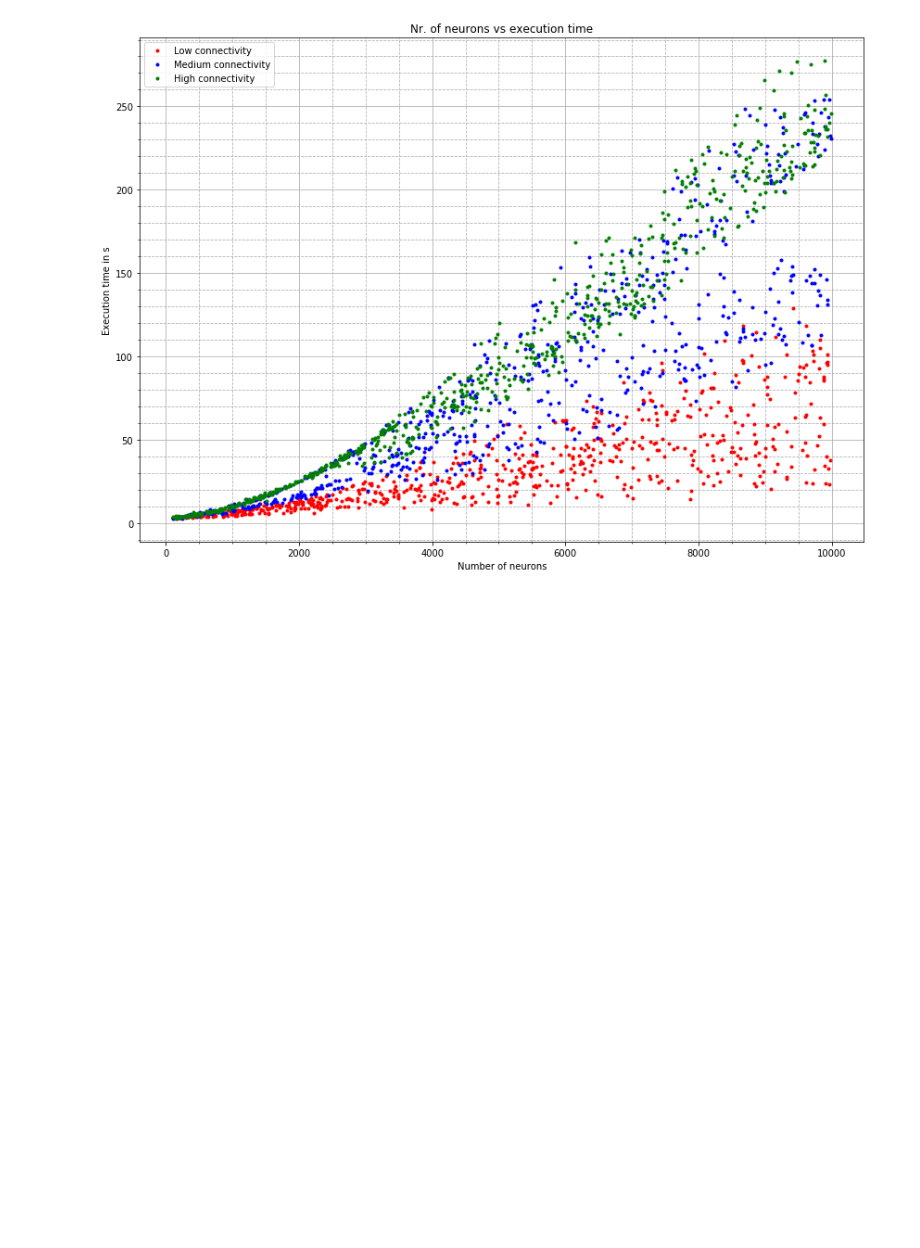
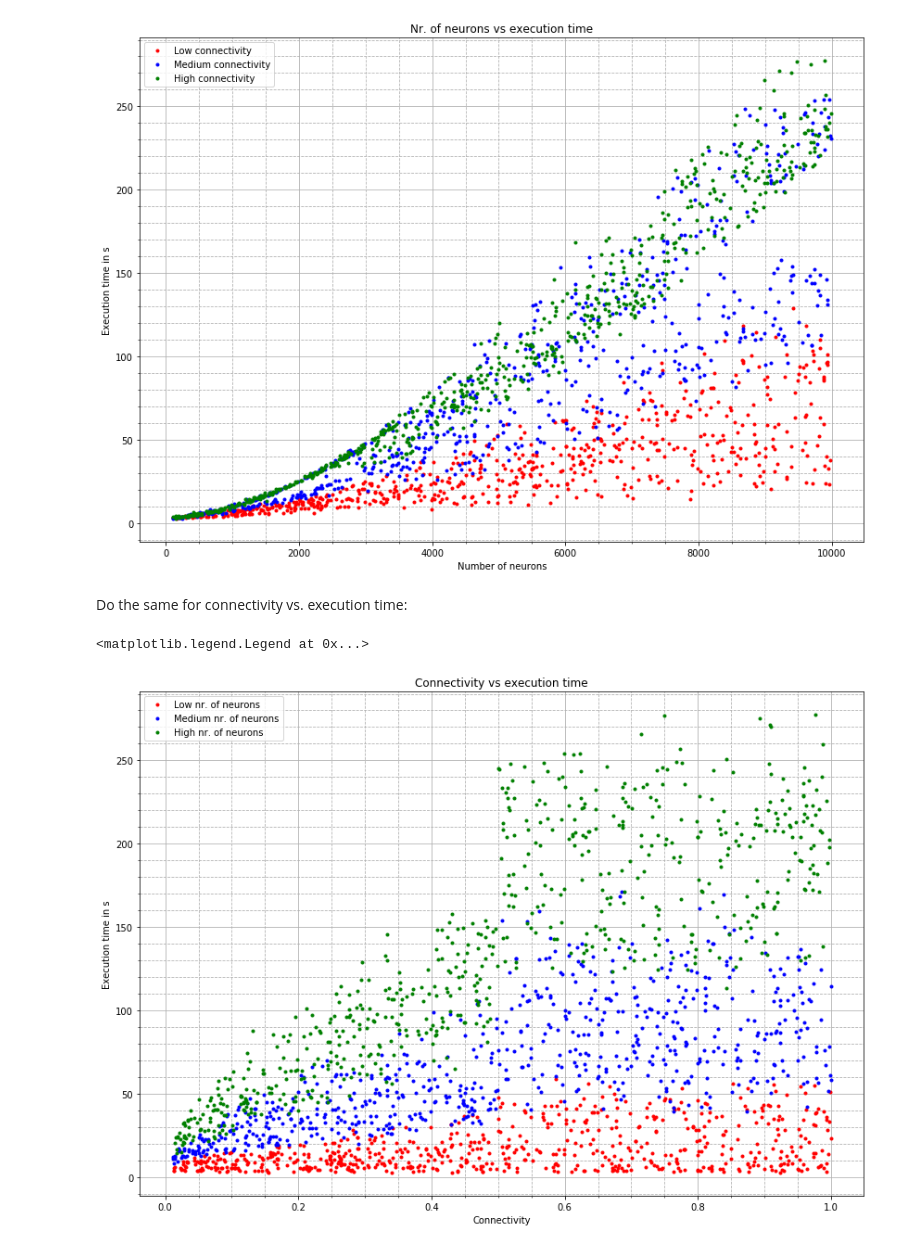
Before and after one commit to jlfbetting/infoliLauncher, a Jupyter notebook: taskInspector.ipynb, the cells around one changed output. Cells and saved outputs as stored; diff of their text form; code cells hidden in the pictures; blank space fills up the shorter version.

Commit message:
Added connectivity plot

```diff
--- a/taskInspector.ipynb
+++ b/taskInspector.ipynb
@@ -84,3 +84,29 @@ plt.legend()
 # %% [output]
 <matplotlib.legend.Legend at 0x...>
 [figure]
+# %% [markdown]
+Do the same for connectivity vs. execution time:
+# %%
+plt.rcParams['figure.figsize'] = [14, 10]
+filteredData1 = [d for d in myData if \
+                d['parameters']['neurons'] <= 3333 and \
+                d['parameters']['neurons'] >= 0]
+filteredData2 = [d for d in myData if \
+                d['parameters']['neurons'] <= 6666 and \
+                d['parameters']['neurons'] > 3333]
+filteredData3 = [d for d in myData if \
+                d['parameters']['neurons'] <= 10000 and \
+                d['parameters']['neurons'] > 6666]
+plt.plot([d['parameters']['connectivity'] for d in filteredData1],[d['results']['execTime'] for d in filteredData1],'r.', label="Low nr. of neurons")
+plt.plot([d['parameters']['connectivity'] for d in filteredData2],[d['results']['execTime'] for d in filteredData2],'b.', label="Medium nr. of neurons")
+plt.plot([d['parameters']['connectivity'] for d in filteredData3],[d['results']['execTime'] for d in filteredData3],'g.', label="High nr. of neurons")
+plt.xlabel("Connectivity")
+plt.ylabel("Execution time in s")
+plt.grid(b=True, which='major', linestyle='-')
+plt.grid(b=True, which='minor', linestyle='--')
+plt.minorticks_on()
+plt.title("Connectivity vs execution time")
+plt.legend()
+# %% [output]
+<matplotlib.legend.Legend at 0x...>
+[figure, added]
```
Also changed, not shown: parts of 2 cells of this notebook, 2 other files.
